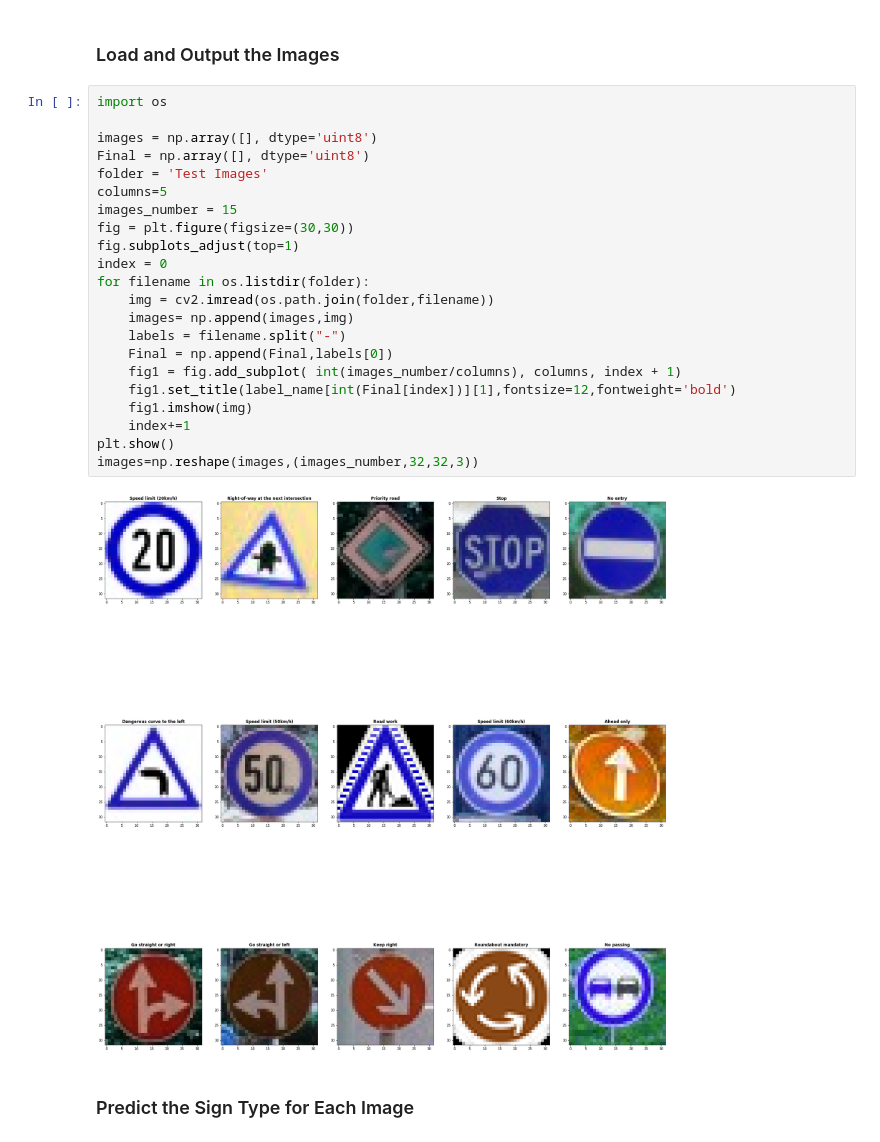
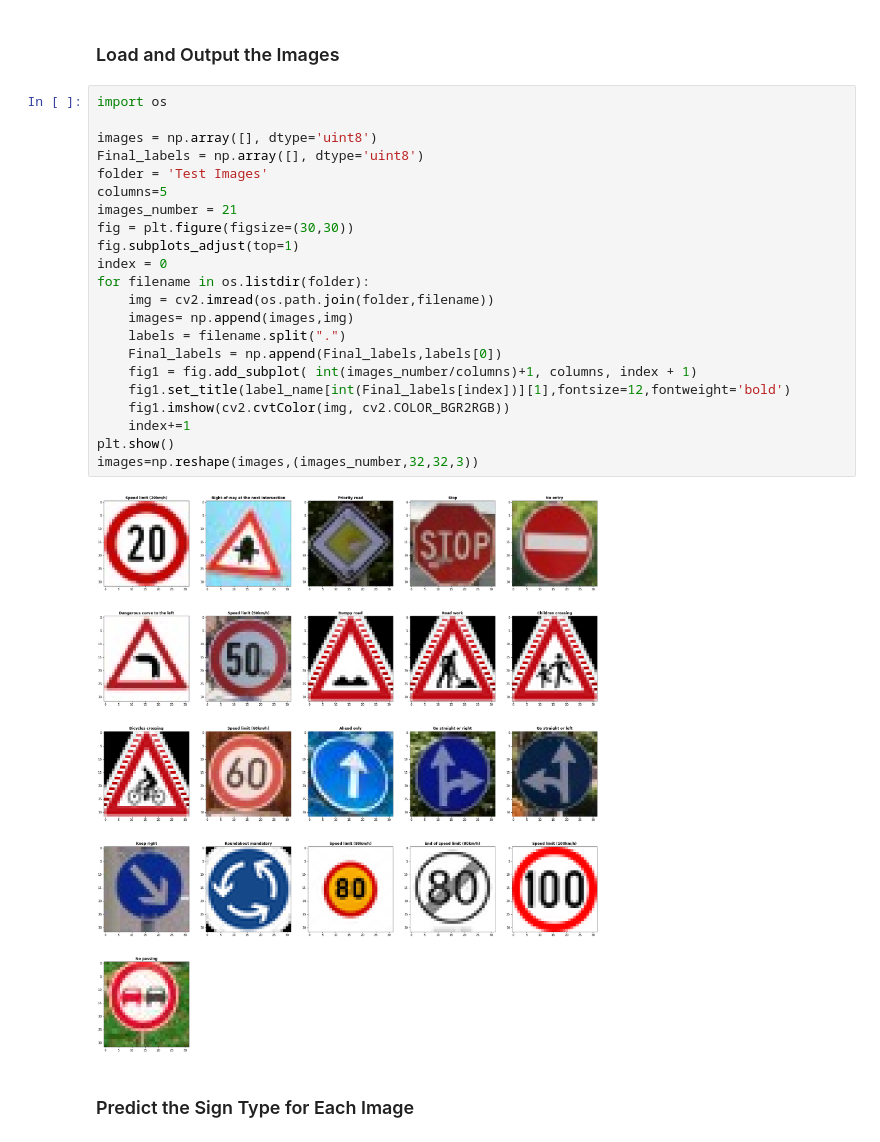
Before and after one commit to KarimDahawy/Traffic-Sign-Classifier, a Jupyter notebook: Traffic_Sign_Classifier.ipynb, the cells around one changed output. Drawn from its saved outputs; the diff is of its cells as text.

Commit message:
Final code + HTML + Test Images

```diff
--- a/Traffic_Sign_Classifier.ipynb
+++ b/Traffic_Sign_Classifier.ipynb
@@ -396,27 +385,27 @@ Test Accuracy = 0.951
 # %%
 import os
 
 images = np.array([], dtype='uint8')
-Final = np.array([], dtype='uint8')
+Final_labels = np.array([], dtype='uint8')
 folder = 'Test Images'
 columns=5
-images_number = 15
+images_number = 21
 fig = plt.figure(figsize=(30,30))
 fig.subplots_adjust(top=1)
 index = 0
 for filename in os.listdir(folder):
     img = cv2.imread(os.path.join(folder,filename))
     images= np.append(images,img)
-    labels = filename.split("-")
-    Final = np.append(Final,labels[0])
-    fig1 = fig.add_subplot( int(images_number/columns), columns, index + 1)
-    fig1.set_title(label_name[int(Final[index])][1],fontsize=12,fontweight='bold')
-    fig1.imshow(img)
+    labels = filename.split(".")
+    Final_labels = np.append(Final_labels,labels[0])
+    fig1 = fig.add_subplot( int(images_number/columns)+1, columns, index + 1)
+    fig1.set_title(label_name[int(Final_labels[index])][1],fontsize=12,fontweight='bold')
+    fig1.imshow(cv2.cvtColor(img, cv2.COLOR_BGR2RGB))
     index+=1
 plt.show()
 images=np.reshape(images,(images_number,32,32,3))
 # %% [output]
-[figure, old version]
+[figure, new version]
 # %% [markdown]
 ### Predict the Sign Type for Each Image
 # %%
```
Also changed, not shown: parts of 11 cells of this notebook, 25 other files.
